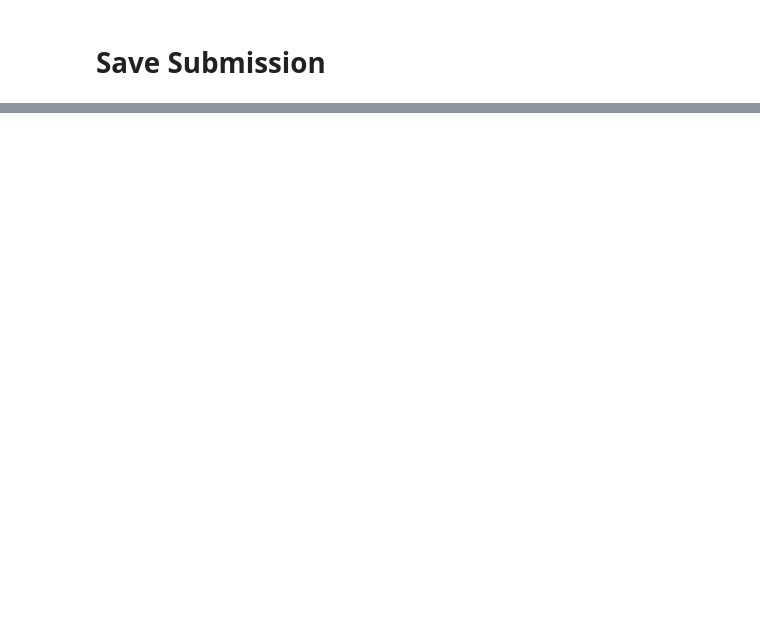
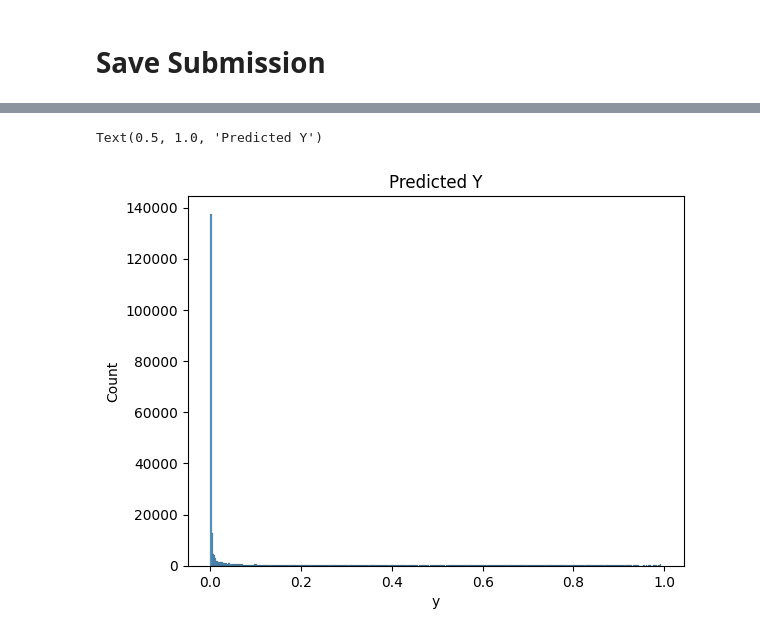
Before and after one commit to dalloliogm/cytetype_eval, a Jupyter notebook: bank-autogluon.ipynb, the cells around one changed output, grey strips where cells are left out. Drawn from its saved outputs; the diff is of its cells as text; code cells hidden in the pictures; blank space fills up the shorter version.

```diff
--- a/bank-autogluon.ipynb
+++ b/bank-autogluon.ipynb
@@ -217,3 +202,9 @@ submission['y'] = preds
 
 # Save submission
 submission.to_csv('submission.csv', index=False)
+# %%
+import seaborn as sns
+sns.histplot(submission.y).set_title("Predicted Y")
+# %% [output]
+Text(0.5, 1.0, 'Predicted Y')
+[figure, added]
```
Also changed, not shown: parts of 7 cells of this notebook.
